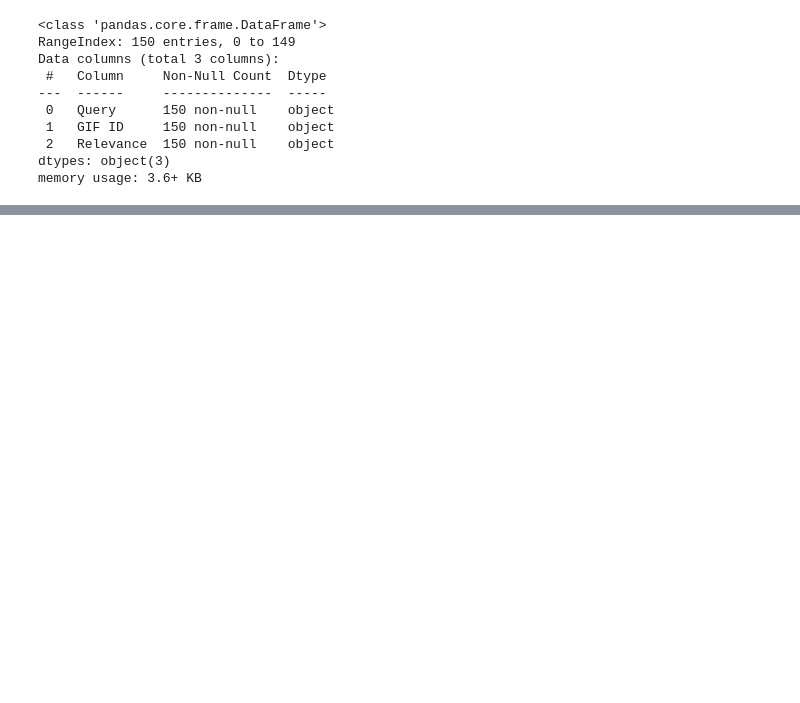
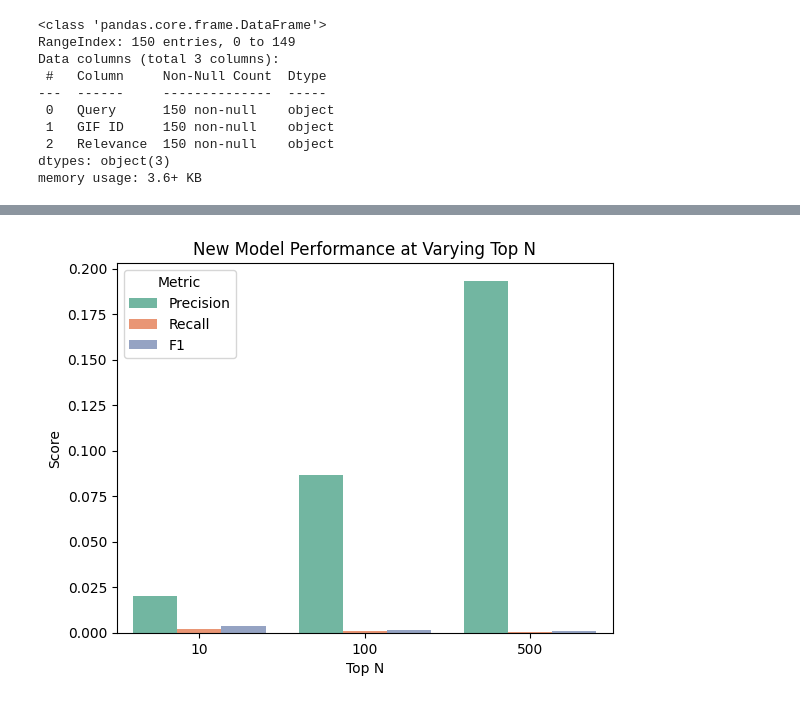
Before and after one commit to sofiecook/4200final, a Jupyter notebook: final.ipynb, the cells around one changed output, grey strips where cells are left out. Cells and saved outputs as stored; diff of their text form; code cells hidden in the pictures; blank space fills up the shorter version.

```diff
--- a/final.ipynb
+++ b/final.ipynb
@@ -382,0 +421,20 @@ F1 Score: 0.02
+# %%
+top_n_values = [10, 100, 500]
+scores = {'Top N': [], 'Precision': [], 'Recall': [], 'F1': []}
+
+for top_n in top_n_values:
+    precision, recall, f1 = evaluate_model(annotated_queries, top_n=top_n)
+    scores['Top N'].append(top_n)
+    scores['Precision'].append(precision)
+    scores['Recall'].append(recall)
+    scores['F1'].append(f1)
+
+scores_df = pd.DataFrame(scores)
+
+sns.barplot(data=scores_df.melt(id_vars=['Top N'], var_name='Metric'), x='Top N', y='value', hue='Metric', palette='Set2')
+plt.title("New Model Performance at Varying Top N")
+plt.xlabel("Top N")
+plt.ylabel("Score")
+plt.show()
+# %% [output]
+[figure, added]
```
Also changed, not shown: parts of 6 cells of this notebook.
